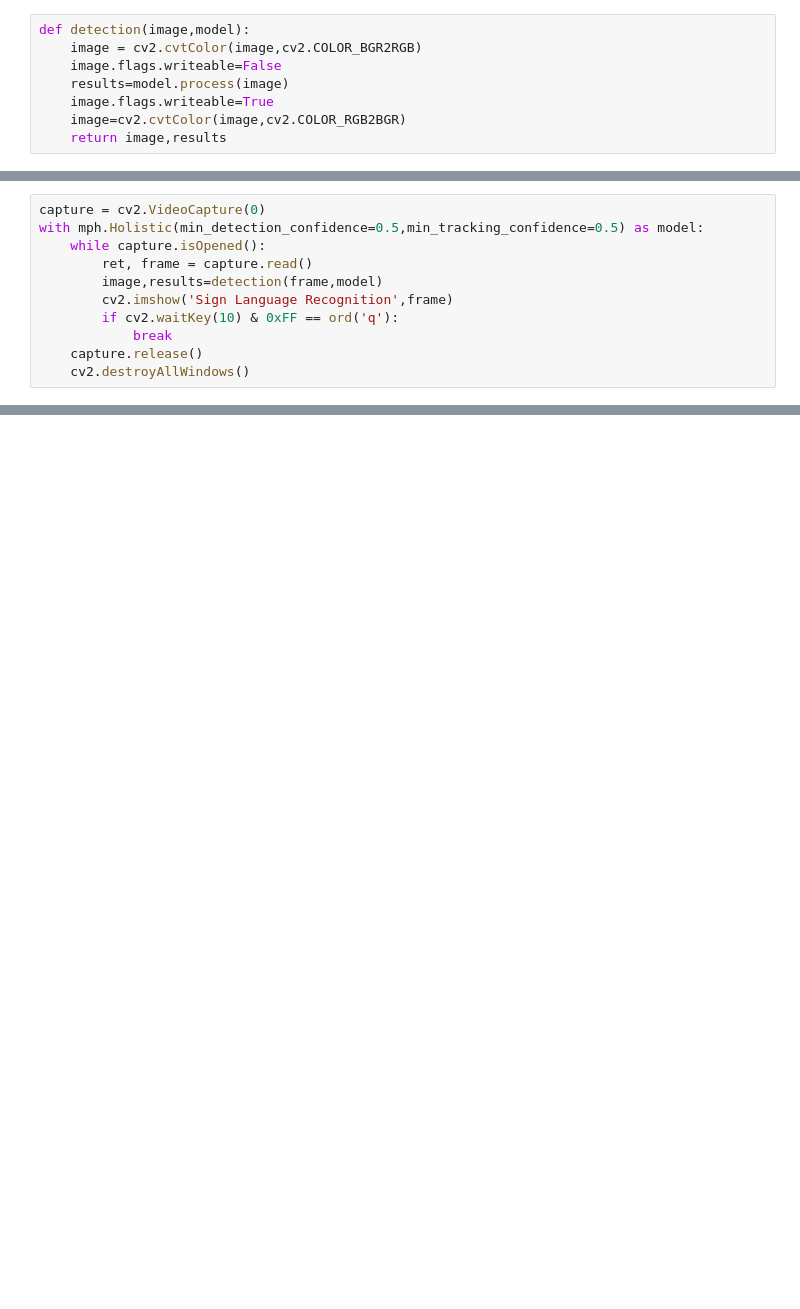
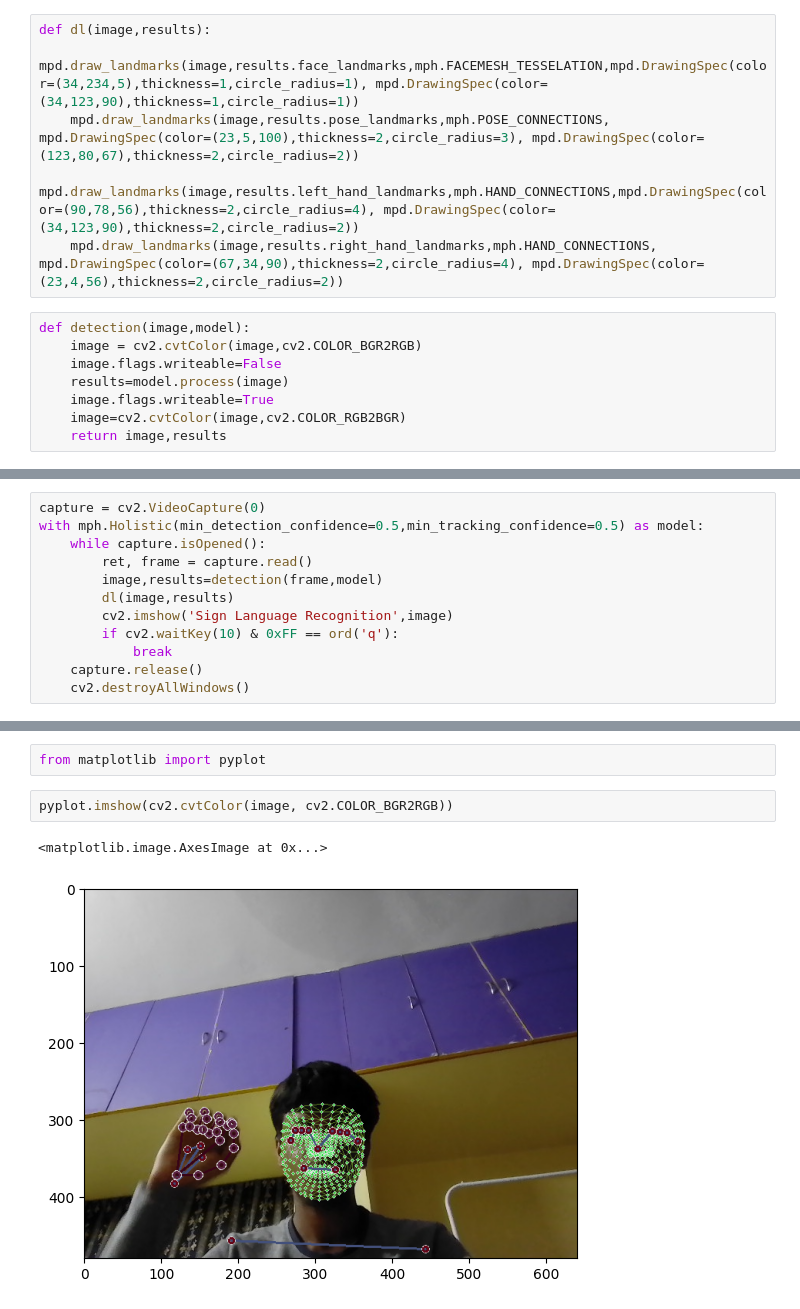
Before and after one commit to Pride-Project/SignLanguageRecognition, a Jupyter notebook: SignLanguageRecognition.ipynb, the cells around one changed output, grey strips where cells are left out. Cells and saved outputs as stored; diff of their text form; blank space fills up the shorter version.

Commit message:
action recognition

```diff
--- a/SignLanguageRecognition.ipynb
+++ b/SignLanguageRecognition.ipynb
@@ -28,6 +7,12 @@ import cv2
 # %%
 mph=mp.solutions.holistic
 mpd=mp.solutions.drawing_utils
+# %%
+def dl(image,results):
+    mpd.draw_landmarks(image,results.face_landmarks,mph.FACEMESH_TESSELATION,mpd.DrawingSpec(color=(34,234,5),thickness=1,circle_radius=1), mpd.DrawingSpec(color=(34,123,90),thickness=1,circle_radius=1))
+    mpd.draw_landmarks(image,results.pose_landmarks,mph.POSE_CONNECTIONS, mpd.DrawingSpec(color=(23,5,100),thickness=2,circle_radius=3), mpd.DrawingSpec(color=(123,80,67),thickness=2,circle_radius=2))
+    mpd.draw_landmarks(image,results.left_hand_landmarks,mph.HAND_CONNECTIONS,mpd.DrawingSpec(color=(90,78,56),thickness=2,circle_radius=4), mpd.DrawingSpec(color=(34,123,90),thickness=2,circle_radius=2))
+    mpd.draw_landmarks(image,results.right_hand_landmarks,mph.HAND_CONNECTIONS, mpd.DrawingSpec(color=(67,34,90),thickness=2,circle_radius=4), mpd.DrawingSpec(color=(23,4,56),thickness=2,circle_radius=2))
 # %%
 def detection(image,model):
     image = cv2.cvtColor(image,cv2.COLOR_BGR2RGB)
@@ -42,7 +47,8 @@ with mph.Holistic(min_detection_confidence=0.5,min_tracking_confidence=0.5) as m
     while capture.isOpened():
         ret, frame = capture.read()
         image,results=detection(frame,model)
-        cv2.imshow('Sign Language Recognition',frame)
+        dl(image,results)
+        cv2.imshow('Sign Language Recognition',image)
         if cv2.waitKey(10) & 0xFF == ord('q'):
             break
     capture.release()
@@ -49,0 +71,7 @@ with mph.Holistic(min_detection_confidence=0.5,min_tracking_confidence=0.5) as m
+# %%
+from matplotlib import pyplot
+# %%
+pyplot.imshow(cv2.cvtColor(image, cv2.COLOR_BGR2RGB))
+# %% [output]
+<matplotlib.image.AxesImage at 0x...>
+[figure, added]
```
Also changed, not shown: parts of 7 cells of this notebook.
